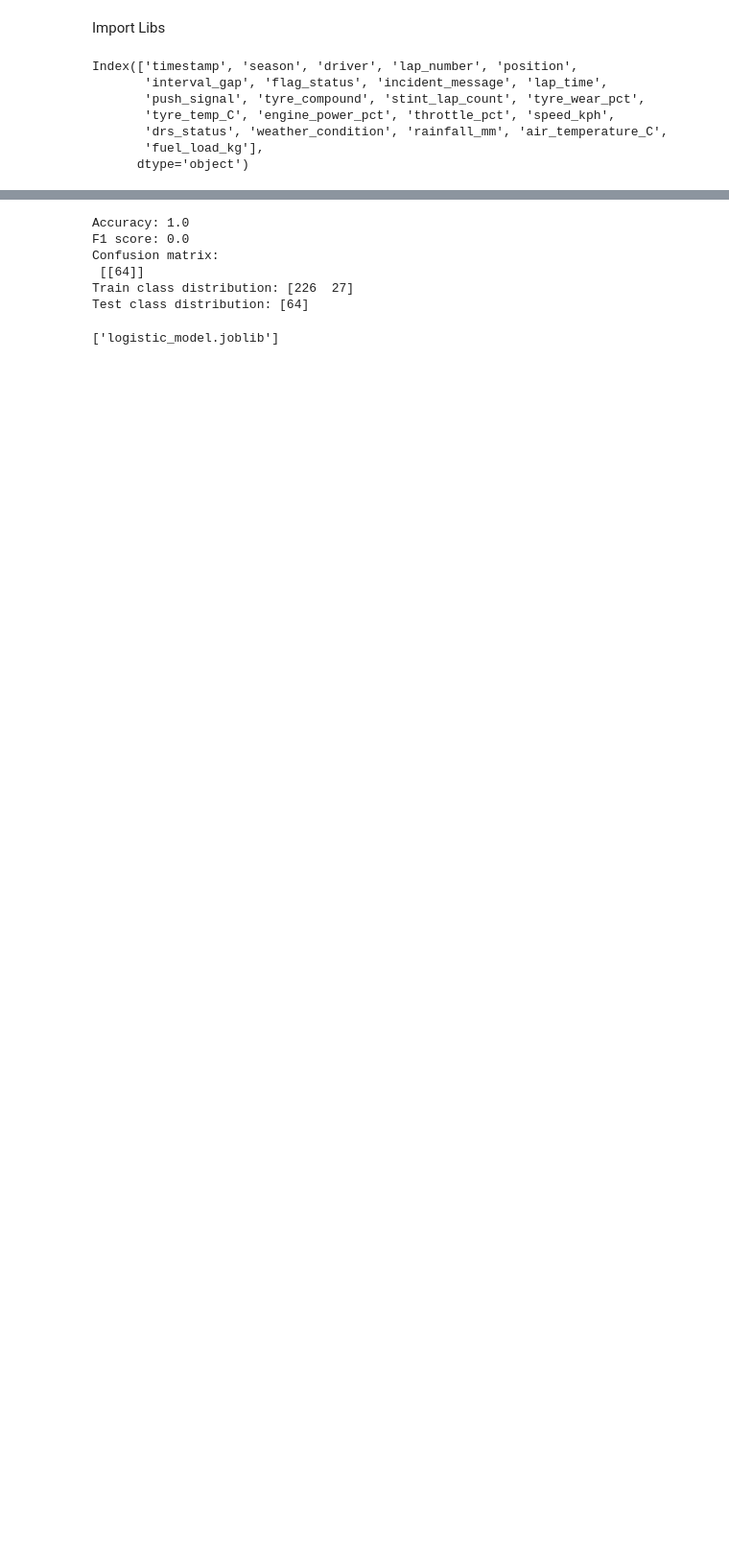
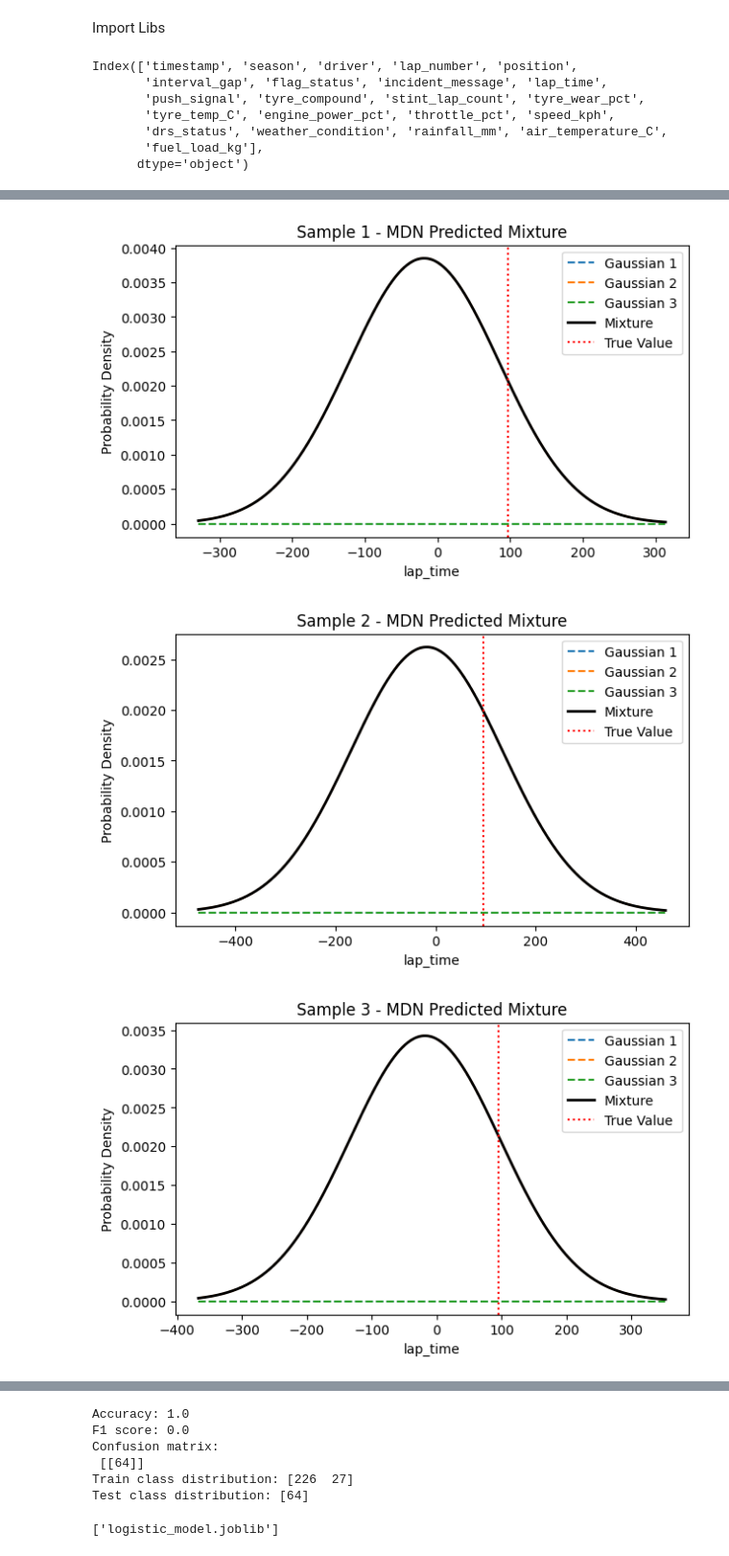
Before and after one commit to Retrospek/F1-HackTx, a Jupyter notebook: backend/ml/weathermodel.ipynb, the cells around one changed output, grey strips where cells are left out. Shown at 96% size. Saved outputs shown, nothing was run; the diff lists cells and outputs as text; code cells hidden in the pictures; blank space fills up the shorter version.

Commit message:
tyre deg model

```diff
--- a/backend/ml/weathermodel.ipynb
+++ b/backend/ml/weathermodel.ipynb
@@ -30,0 +35,2 @@ Index(['timestamp', 'season', 'driver', 'lap_number', 'position',
+# %%
+dataset = TyreDegDataset(data=cotaData, seq_len=10)
@@ -30,0 +76,2 @@ Index(['timestamp', 'season', 'driver', 'lap_number', 'position',
+# %%
+optimizer = optim.Adam(model.parameters(), lr=5e-5)
@@ -30,0 +127,16 @@ Index(['timestamp', 'season', 'driver', 'lap_number', 'position',
+# %%
+model.eval()
+test_loss = 0
+with torch.no_grad():
+    for X_batch, y_batch in test_loader:
+        X_batch = X_batch.view(X_batch.size(0), -1)
+
+        # reshape target
+        y_batch = y_batch.view(-1, 1)
+
+        mu, sigma, pi = model(X_batch)
+        loss = mdn_loss(y_batch, mu, sigma, pi)
+        test_loss += loss.item() * X_batch.size(0)
+
+test_loss /= len(test_loader.dataset)
+print(f"Test Loss: {test_loss:.4f}")
@@ -30,0 +145,59 @@ Index(['timestamp', 'season', 'driver', 'lap_number', 'position',
+# %%
+import matplotlib.pyplot as plt
+from scipy.stats import norm
+
+def plot_mdn_batch(model, X_batch, batch_labels=None):
+    """
+    Plot the MDN predicted mixture of Gaussians for a batch.
+
+    Args:
+        model: trained MDN model
+        X_batch: [B, seq_len, feature_dim] tensor
+        batch_labels: optional, true y values for comparison
+    """
+    model.eval()
+    B = X_batch.size(0)
+
+    # Flatten sequence
+    X_batch_flat = X_batch.view(B, -1)
+
+    with torch.no_grad():
+        mu, sigma, pi = model(X_batch_flat)  # mu/sigma: [B, K, 1], pi: [B, K]
+
+    K = mu.shape[1]
+
+    for b in range(B):
+        x_min = mu[b,:,0].min().item() - 3 * sigma[b,:,0].max().item()
+        x_max = mu[b,:,0].max().item() + 3 * sigma[b,:,0].max().item()
+        x = np.linspace(x_min, x_max, 500)
+
+        y_total = np.zeros_like(x)
+        plt.figure(figsize=(7,4))
+
+        for k in range(K):
+            mu_k = mu[b,k,0].item()
+            sigma_k = sigma[b,k,0].item()
+            pi_k = pi[b,k].item()
+
+            y_k = pi_k * norm.pdf(x, mu_k, sigma_k)
+            y_total += y_k
+            plt.plot(x, y_k, linestyle='--', label=f'Gaussian {k+1}')
+
+        plt.plot(x, y_total, color='black', linewidth=2, label='Mixture')
+
+        if batch_labels is not None:
+            plt.axvline(batch_labels[b].item(), color='red', linestyle=':', label='True Value')
+
+        plt.title(f"Sample {b+1} - MDN Predicted Mixture")
+        plt.xlabel("lap_time")
+        plt.ylabel("Probability Density")
+        plt.legend()
+        plt.show()
+
+# Example usage
+X_batch, y_batch = next(iter(test_loader))
+plot_mdn_batch(model, X_batch, batch_labels=y_batch)
+# %% [output]
+[figure, added]
+[figure, added]
+[figure, added]
```
Also changed, not shown: parts of 9 cells of this notebook, 5 other files.
